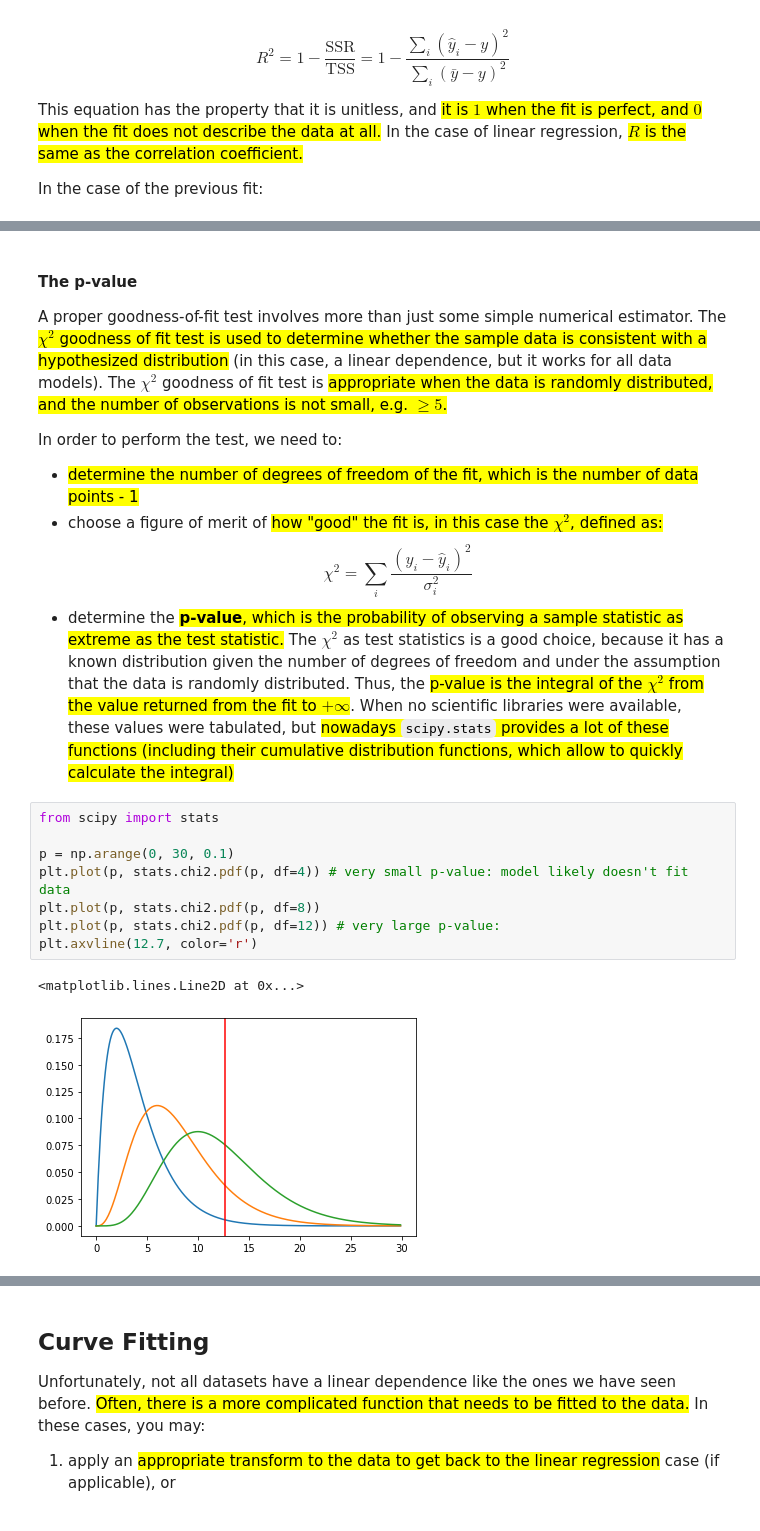
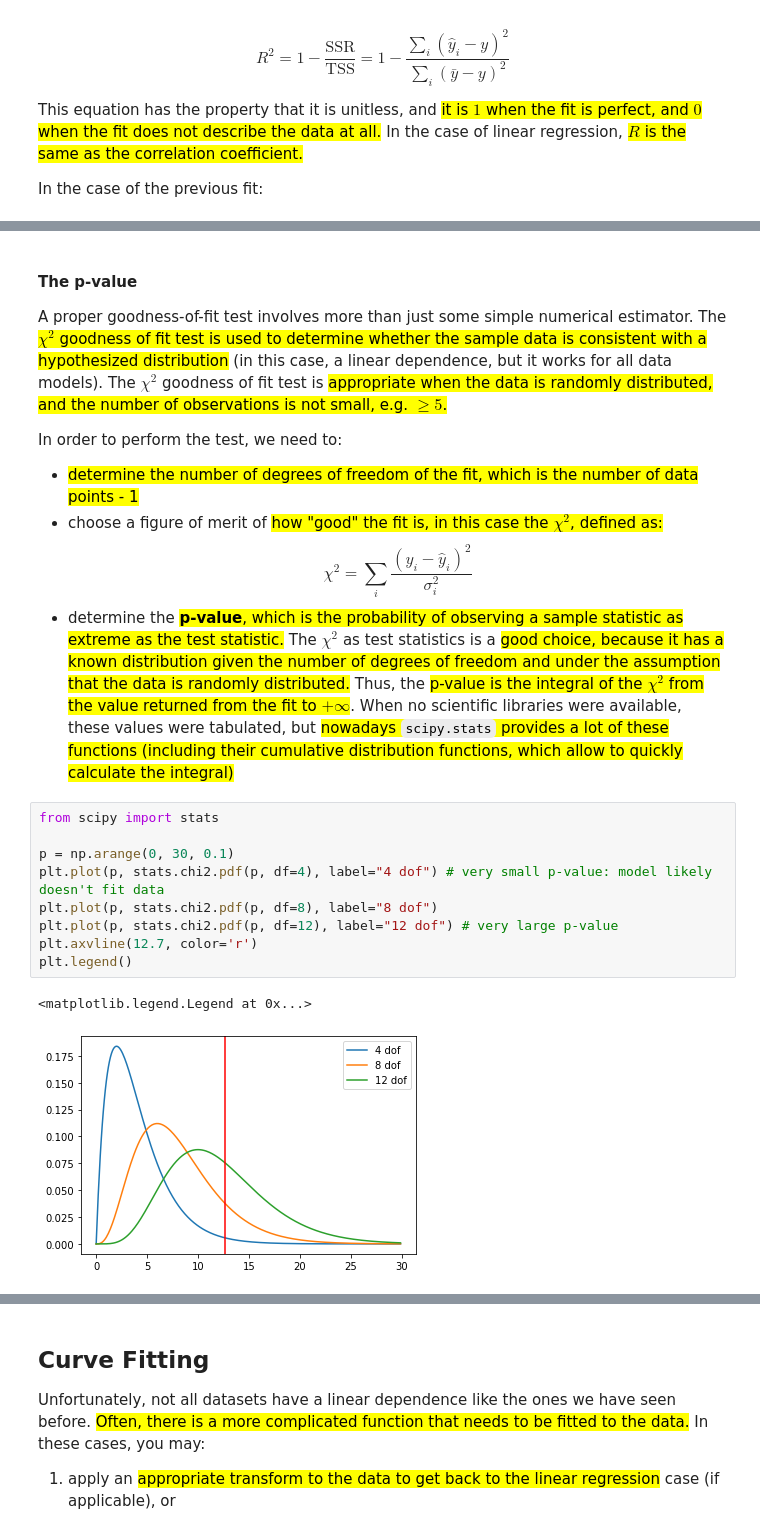
Before and after one commit to trRiccardo/HighLevelProgramming2021, a Jupyter notebook: lectures/08_fitting.ipynb, the cells around one changed output, grey strips where cells are left out. Cells and saved outputs as stored; diff of their text form.

```diff
--- a/lectures/08_fitting.ipynb
+++ b/lectures/08_fitting.ipynb
@@ -379,16 +380,17 @@ In order to perform the test, we need to:
 - <mark>determine the number of degrees of freedom of the fit, which is the number of data points - 1</mark>
 - choose a figure of merit of <mark>how "good" the fit is, in this case the $\chi^2$, defined as:</mark>
 $$\chi^2 = \sum_i \frac{(y_i - \hat{y}_i)^2}{\sigma_i^2}$$
-- determine the <mark>**p-value**, which is the probability of observing a sample statistic as extreme as the test statistic.</mark> The $\chi^2$ as test statistics is a good choice, because it has a known distribution given the number of degrees of freedom and under the assumption that the data is randomly distributed. Thus, the <mark>p-value is the integral of the $\chi^2$ from the value returned from the fit to $+\infty$</mark>. When no scientific libraries were available, these values were tabulated, but <mark>nowadays `scipy.stats` provides a lot of these functions (including their cumulative distribution functions, which allow to quickly calculate the integral)</mark>
+- determine the <mark>**p-value**, which is the probability of observing a sample statistic as extreme as the test statistic.</mark> The $\chi^2$ as test statistics is a <mark>good choice, because it has a known distribution given the number of degrees of freedom and under the assumption that the data is randomly distributed.</mark> Thus, the <mark>p-value is the integral of the $\chi^2$ from the value returned from the fit to $+\infty$</mark>. When no scientific libraries were available, these values were tabulated, but <mark>nowadays `scipy.stats` provides a lot of these functions (including their cumulative distribution functions, which allow to quickly calculate the integral)</mark>
 # %%
 from scipy import stats
 
 p = np.arange(0, 30, 0.1)
-plt.plot(p, stats.chi2.pdf(p, df=4)) # very small p-value: model likely doesn't fit data
-plt.plot(p, stats.chi2.pdf(p, df=8))
-plt.plot(p, stats.chi2.pdf(p, df=12)) # very large p-value:
+plt.plot(p, stats.chi2.pdf(p, df=4), label="4 dof") # very small p-value: model likely doesn't fit data
+plt.plot(p, stats.chi2.pdf(p, df=8), label="8 dof")
+plt.plot(p, stats.chi2.pdf(p, df=12), label="12 dof") # very large p-value
 plt.axvline(12.7, color='r')
+plt.legend()
 # %% [output]
-<matplotlib.lines.Line2D at 0x...>
+<matplotlib.legend.Legend at 0x...>
-[figure, old version]
+[figure, new version]
 # %% [markdown]
```
Also changed, not shown: parts of 17 cells of this notebook, 8 other files.
